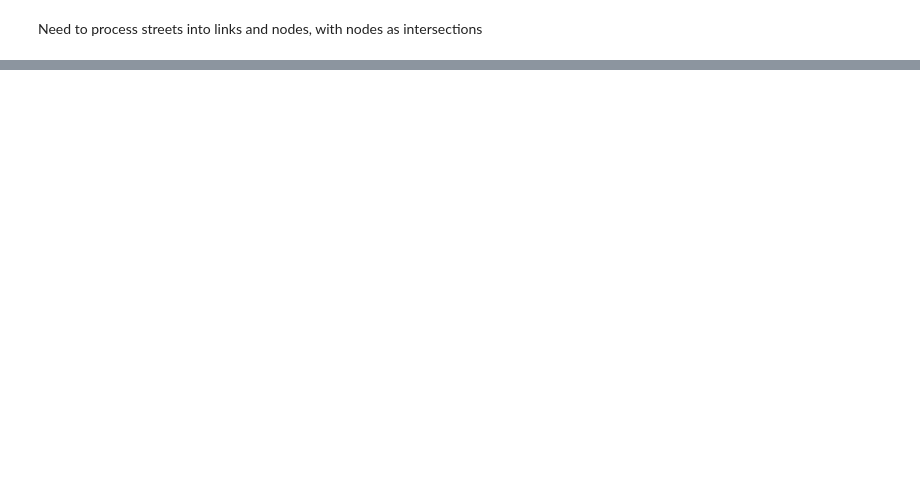
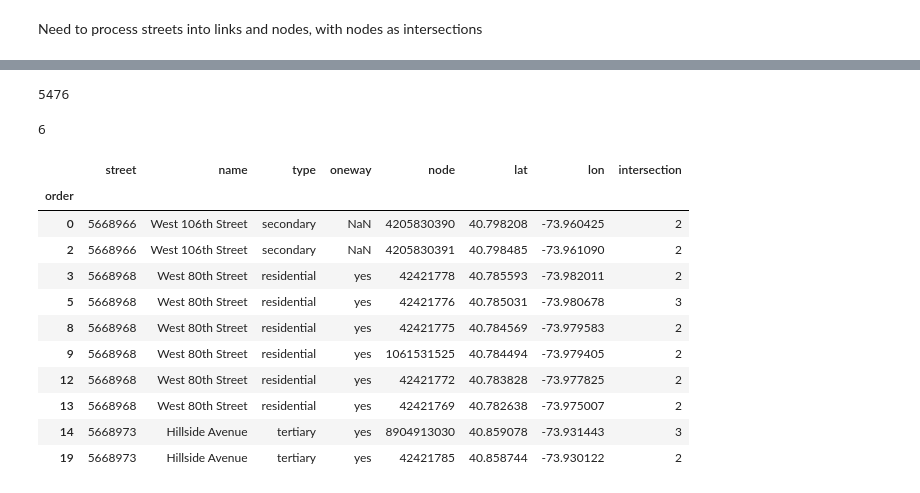
Before and after one commit to MrRobboWilliamson/ride-share, a Jupyter notebook: datasets/ProcessStreets.ipynb, the cells around one changed output, grey strips where cells are left out. Saved outputs shown, nothing was run; the diff lists cells and outputs as text; code cells hidden in the pictures; blank space fills up the shorter version.

```diff
--- a/datasets/ProcessStreets.ipynb
+++ b/datasets/ProcessStreets.ipynb
@@ -19,0 +30,31 @@ The nodes defining the geometry of the way are enumerated in the correct order,
+# %%
+# get nodes that appear more than once - assume these are intersections
+node_counts = streets['node'].value_counts()
+inters = node_counts[node_counts.values > 1]
+len(inters)
+# %% [output]
+5476
+# %%
+# by joining the inters on the streets, we should only have the interstctions
+# of each street remaining
+street_links = streets.join(
+    inters.rename("intersection"),how="inner",on=["node"]
+).rename_axis("order").sort_values(["street","order"])
+
+# sort by street and index to get the links
+print(max(street_links['intersection']))
+street_links.head(10)
+# %% [output]
+6
+|  | street | name | type | oneway | node | lat | lon | intersection |
+| order |  |  |  |  |  |  |  |  |
+| 0 | 5668966 | West 106th Street | secondary | NaN | 4205830390 | 40.798208 | -73.960425 | 2 |
+| 2 | 5668966 | West 106th Street | secondary | NaN | 4205830391 | 40.798485 | -73.961090 | 2 |
+| 3 | 5668968 | West 80th Street | residential | yes | 42421778 | 40.785593 | -73.982011 | 2 |
+| 5 | 5668968 | West 80th Street | residential | yes | 42421776 | 40.785031 | -73.980678 | 3 |
+| 8 | 5668968 | West 80th Street | residential | yes | 42421775 | 40.784569 | -73.979583 | 2 |
+| 9 | 5668968 | West 80th Street | residential | yes | 1061531525 | 40.784494 | -73.979405 | 2 |
+| 12 | 5668968 | West 80th Street | residential | yes | 42421772 | 40.783828 | -73.977825 | 2 |
+| 13 | 5668968 | West 80th Street | residential | yes | 42421769 | 40.782638 | -73.975007 | 2 |
+| 14 | 5668973 | Hillside Avenue | tertiary | yes | 8904913030 | 40.859078 | -73.931443 | 3 |
+| 19 | 5668973 | Hillside Avenue | tertiary | yes | 42421785 | 40.858744 | -73.930122 | 2 |
```
Also changed, not shown: parts of 4 cells of this notebook, 3 other files.
